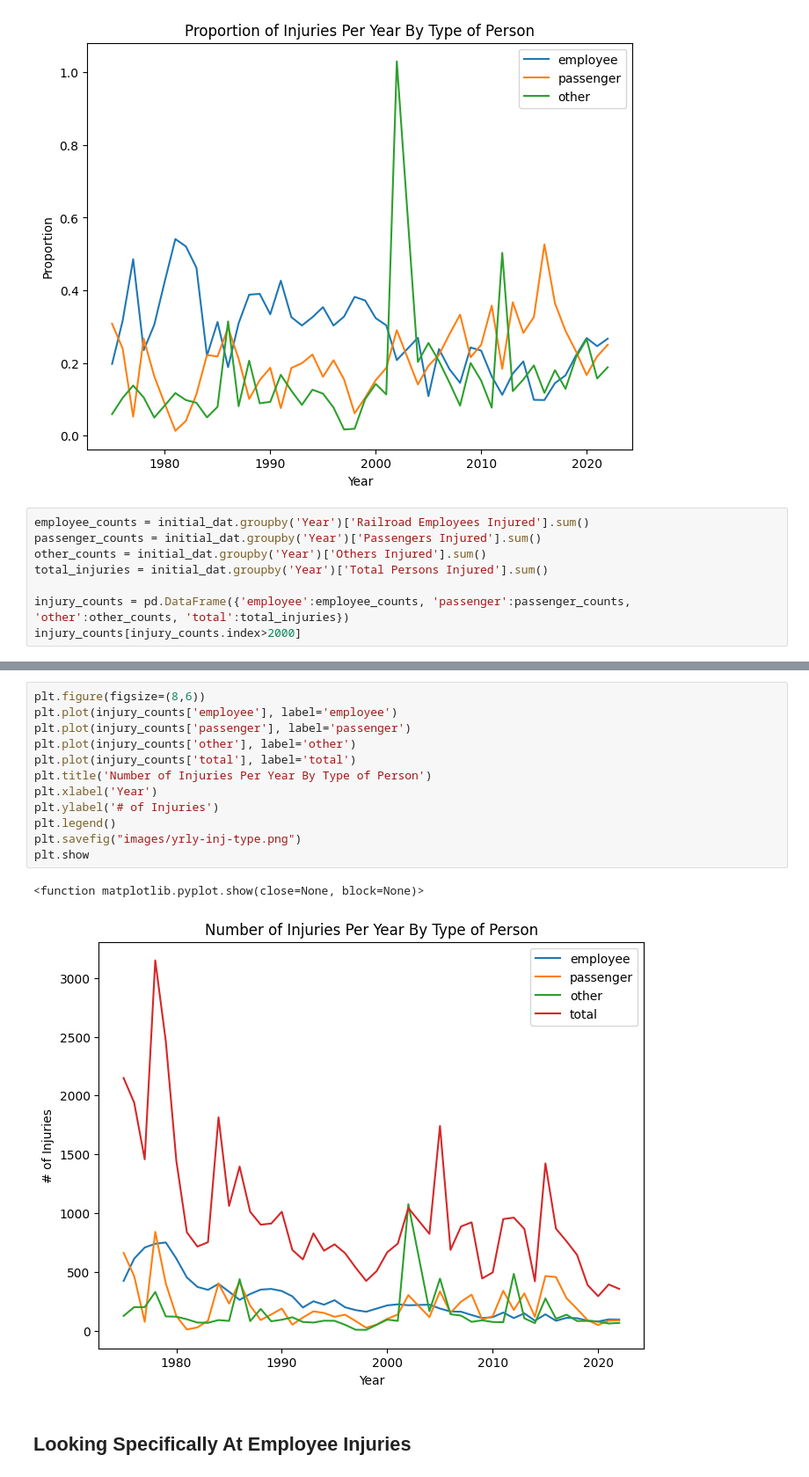
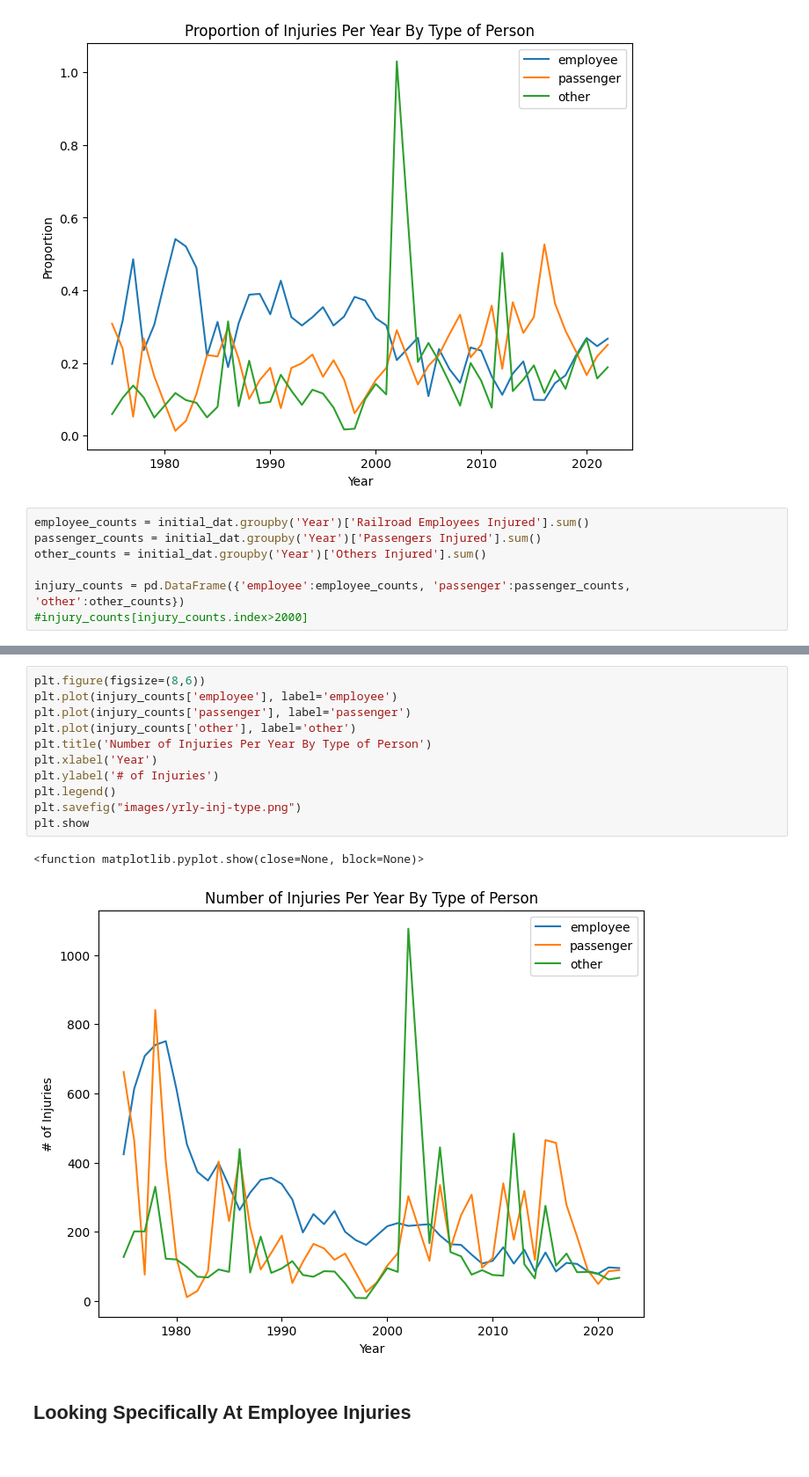
Before and after one commit to ndahlinuvm/Train-Derailment-287Project, a Jupyter notebook: modeling_injuries.ipynb, the cells around one changed output, grey strips where cells are left out. Shown at 88% size. Drawn from its saved outputs; the diff is of its cells as text.

Commit message:
images for presentation (model comparison/analysis - employee injuries)

```diff
--- a/modeling_injuries.ipynb
+++ b/modeling_injuries.ipynb
@@ -121,7 +121,6 @@ plt.show
 employee_counts = initial_dat.groupby('Year')['Railroad Employees Injured'].sum()
 passenger_counts = initial_dat.groupby('Year')['Passengers Injured'].sum()
 other_counts = initial_dat.groupby('Year')['Others Injured'].sum()
-total_injuries = initial_dat.groupby('Year')['Total Persons Injured'].sum()
 
-injury_counts = pd.DataFrame({'employee':employee_counts, 'passenger':passenger_counts, 'other':other_counts, 'total':total_injuries})
-injury_counts[injury_counts.index>2000]
+injury_counts = pd.DataFrame({'employee':employee_counts, 'passenger':passenger_counts, 'other':other_counts})
+#injury_counts[injury_counts.index>2000]
@@ -147,18 +127,17 @@ injury_counts[injury_counts.index>2000]
 # %%
 plt.figure(figsize=(8,6))
 plt.plot(injury_counts['employee'], label='employee')
 plt.plot(injury_counts['passenger'], label='passenger')
 plt.plot(injury_counts['other'], label='other')
-plt.plot(injury_counts['total'], label='total')
 plt.title('Number of Injuries Per Year By Type of Person')
 plt.xlabel('Year')
 plt.ylabel('# of Injuries')
 plt.legend()
 plt.savefig("images/yrly-inj-type.png")
 plt.show
 # %% [output]
 <function matplotlib.pyplot.show(close=None, block=None)>
-[figure, old version]
+[figure, new version]
 # %% [markdown]
 ## Looking Specifically At Employee Injuries
 # %%
```
Also changed, not shown: parts of 17 cells of this notebook, 7 other files.
